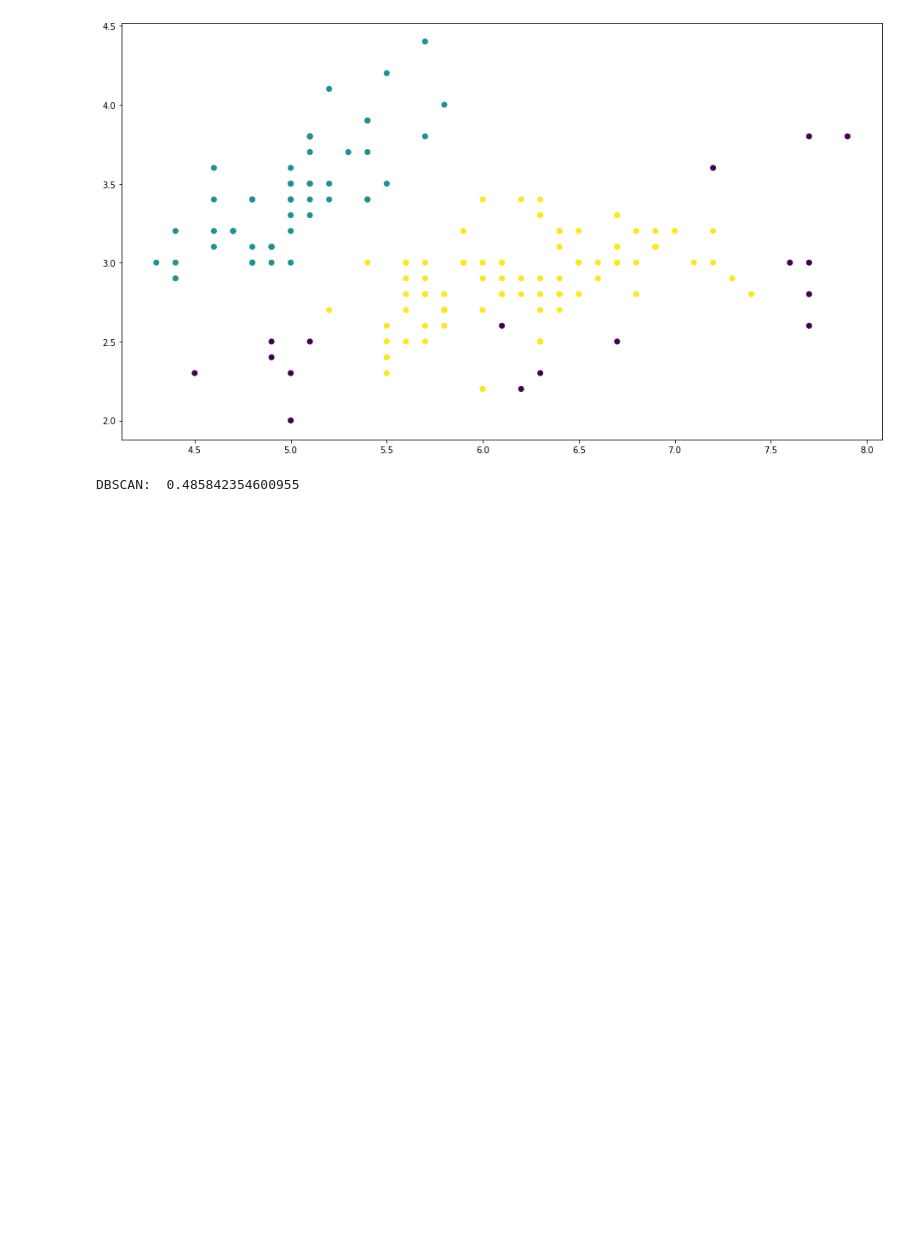
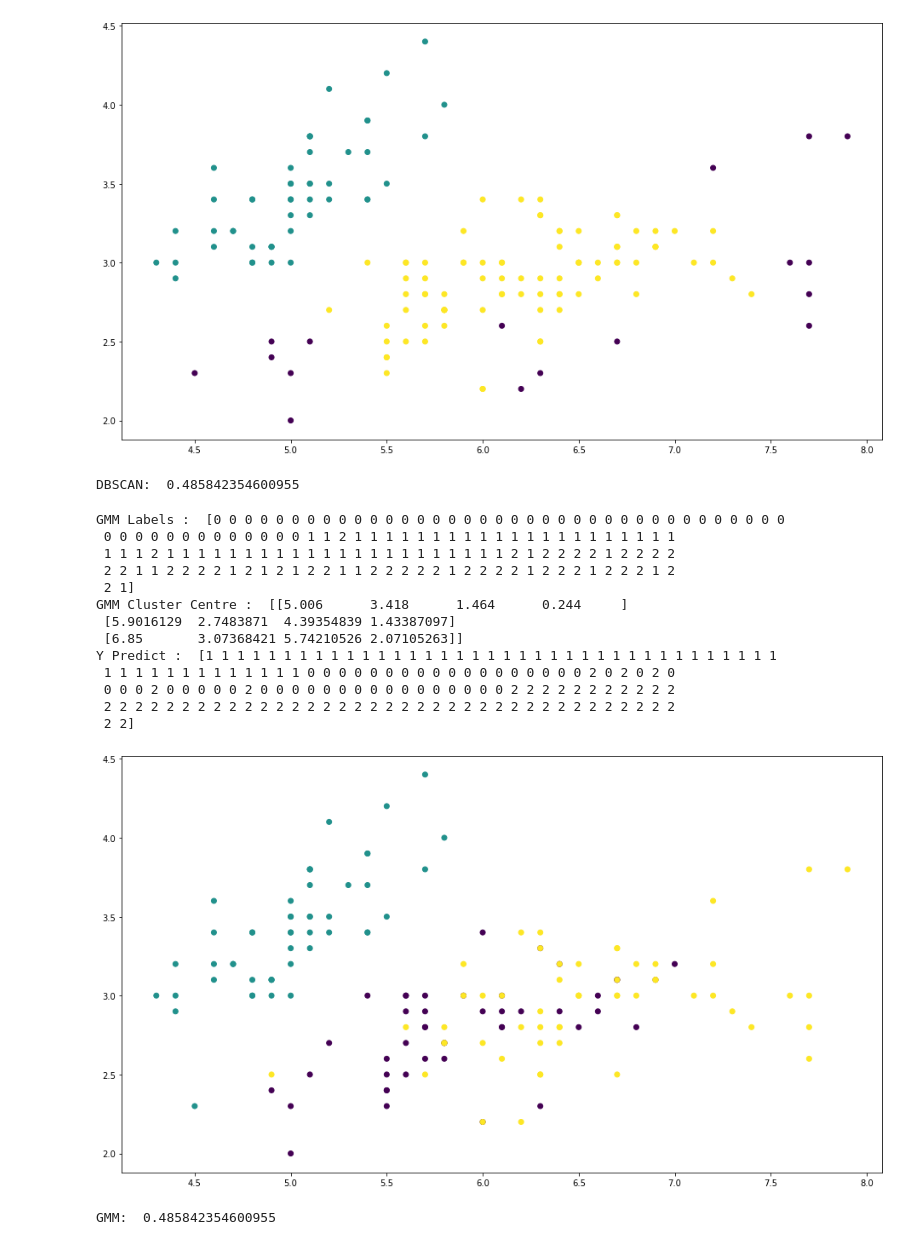
Before and after one commit to andrychowanda/COMP6577, a Jupyter notebook: COMP6577-7.ipynb, the cells around one changed output. Drawn from its saved outputs; the diff is of its cells as text; code cells hidden in the pictures; blank space fills up the shorter version.

```diff
--- a/COMP6577-7.ipynb
+++ b/COMP6577-7.ipynb
@@ -128,3 +129,29 @@ print("DBSCAN: ", silhouette_score(X, DBSLabels))
 # %% [output]
 [figure]
 DBSCAN:  0.485842354600955
+# %%
+GMM = GaussianMixture(n_components=3).fit(X)
+YPredict = GMM.predict(X)
+print("GMM Labels : ", KMNLabels)
+print("GMM Cluster Centre : ", KMNClusterCenters)
+print("Y Predict : ", YPredict)
+
+plt.scatter(X.iloc[:,0], X.iloc[:,1],c = YPredict)
+plt.show()
+print("GMM: ", silhouette_score(X, DBSLabels))
+# %% [output]
+GMM Labels :  [0 0 0 0 0 0 0 0 0 0 0 0 0 0 0 0 0 0 0 0 0 0 0 0 0 0 0 0 0 0 0 0 0 0 0 0 0
+ 0 0 0 0 0 0 0 0 0 0 0 0 0 1 1 2 1 1 1 1 1 1 1 1 1 1 1 1 1 1 1 1 1 1 1 1 1
+ 1 1 1 2 1 1 1 1 1 1 1 1 1 1 1 1 1 1 1 1 1 1 1 1 1 1 2 1 2 2 2 2 1 2 2 2 2
+ 2 2 1 1 2 2 2 2 1 2 1 2 1 2 2 1 1 2 2 2 2 2 1 2 2 2 2 1 2 2 2 1 2 2 2 1 2
+ 2 1]
+GMM Cluster Centre :  [[5.006      3.418      1.464      0.244     ]
+ [5.9016129  2.7483871  4.39354839 1.43387097]
+ [6.85       3.07368421 5.74210526 2.07105263]]
+Y Predict :  [1 1 1 1 1 1 1 1 1 1 1 1 1 1 1 1 1 1 1 1 1 1 1 1 1 1 1 1 1 1 1 1 1 1 1 1 1
+ 1 1 1 1 1 1 1 1 1 1 1 1 1 0 0 0 0 0 0 0 0 0 0 0 0 0 0 0 0 0 0 2 0 2 0 2 0
+ 0 0 0 2 0 0 0 0 0 2 0 0 0 0 0 0 0 0 0 0 0 0 0 0 0 0 2 2 2 2 2 2 2 2 2 2 2
+ 2 2 2 2 2 2 2 2 2 2 2 2 2 2 2 2 2 2 2 2 2 2 2 2 2 2 2 2 2 2 2 2 2 2 2 2 2
+ 2 2]
+[figure, added]
+GMM:  0.485842354600955
```
Also changed, not shown: parts of 4 cells of this notebook.
